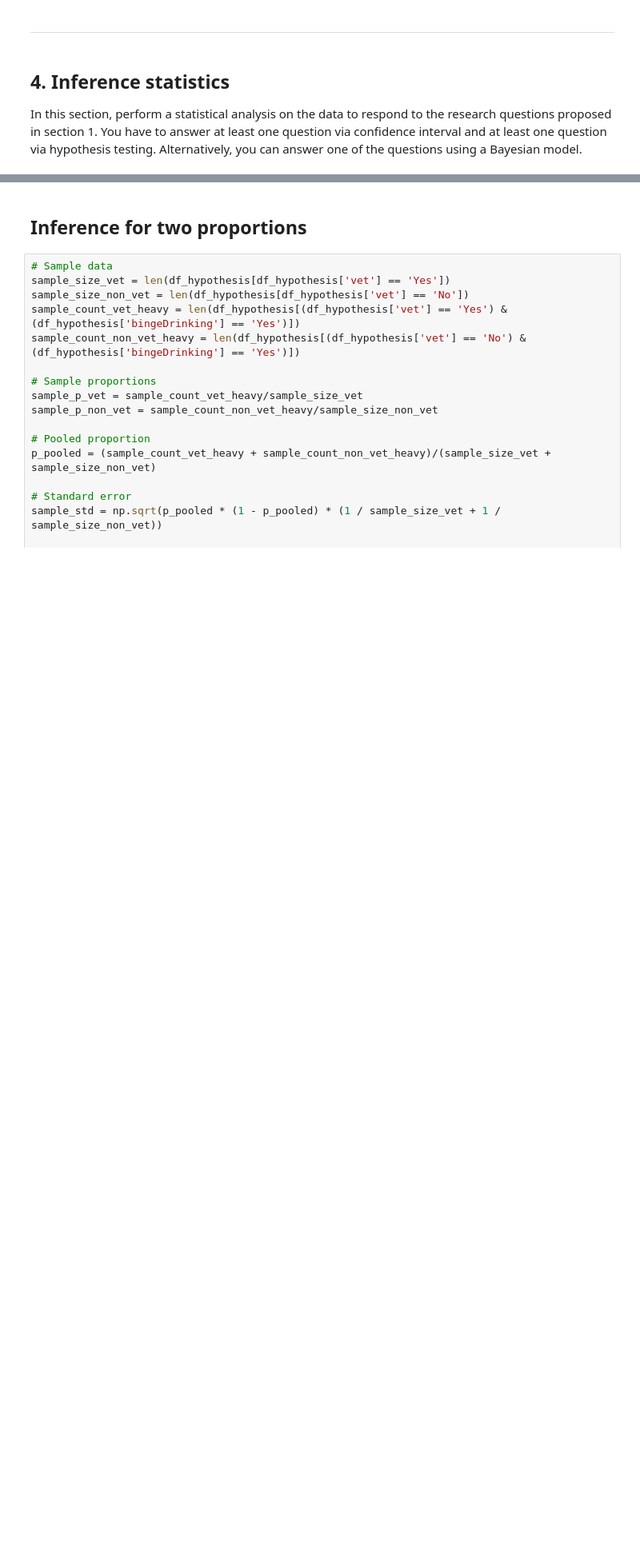
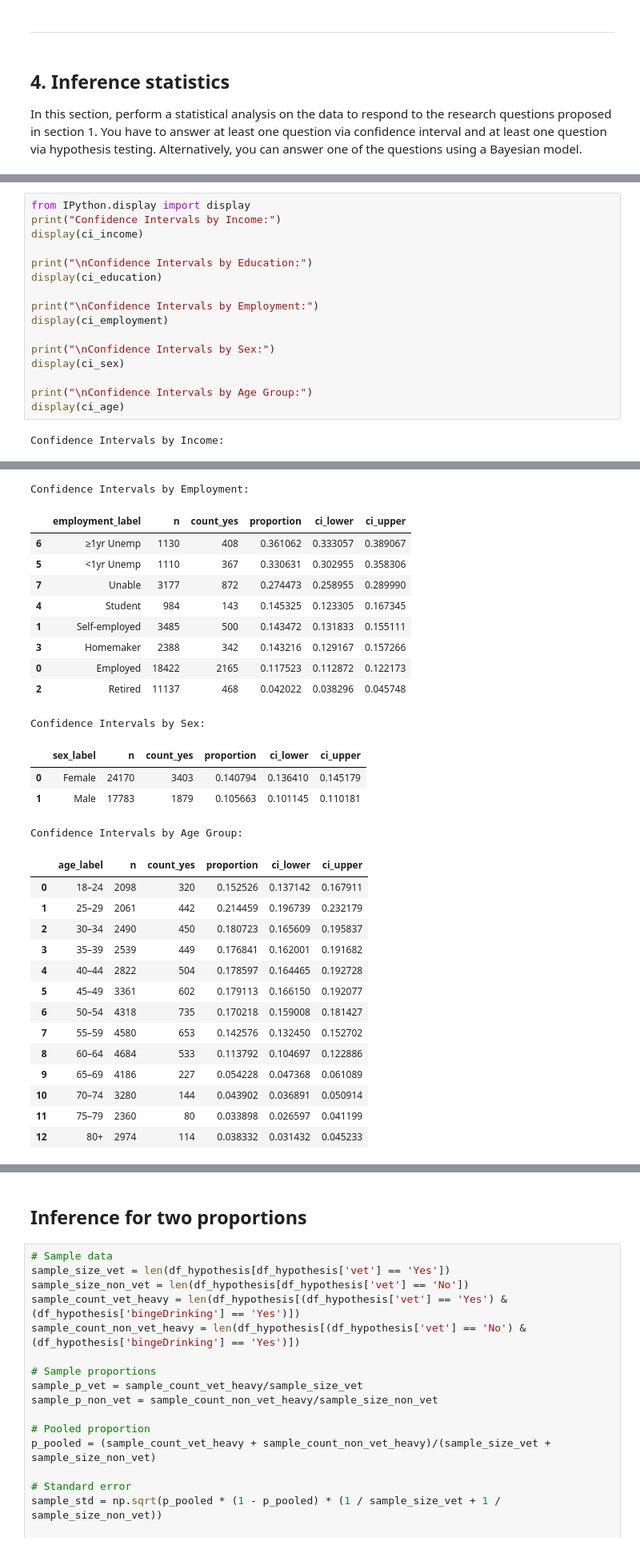
Before and after one commit to SergioCuencaNunez/isc-labs, a Jupyter notebook: project/project.ipynb, the cells around one changed output, grey strips where cells are left out. Shown at 80% size. Cells and saved outputs as stored; diff of their text form; blank space fills up the shorter version.

```diff
--- a/project/project.ipynb
+++ b/project/project.ipynb
@@ -732,0 +783,18 @@ using a Bayesian model.
+# %%
+from IPython.display import display
+print("Confidence Intervals by Income:")
+display(ci_income)
+
+print("\nConfidence Intervals by Education:")
+display(ci_education)
+
+print("\nConfidence Intervals by Employment:")
+display(ci_employment)
+
+print("\nConfidence Intervals by Sex:")
+display(ci_sex)
+
+print("\nConfidence Intervals by Age Group:")
+display(ci_age)
+# %% [output]
+Confidence Intervals by Income:
@@ -732,0 +818,29 @@ using a Bayesian model.
+Confidence Intervals by Employment:
+|  | employment_label | n | count_yes | proportion | ci_lower | ci_upper |
+| 6 | ≥1yr Unemp | 1130 | 408 | 0.361062 | 0.333057 | 0.389067 |
+| 5 | <1yr Unemp | 1110 | 367 | 0.330631 | 0.302955 | 0.358306 |
+| 7 | Unable | 3177 | 872 | 0.274473 | 0.258955 | 0.289990 |
+| 4 | Student | 984 | 143 | 0.145325 | 0.123305 | 0.167345 |
+| 1 | Self-employed | 3485 | 500 | 0.143472 | 0.131833 | 0.155111 |
+| 3 | Homemaker | 2388 | 342 | 0.143216 | 0.129167 | 0.157266 |
+| 0 | Employed | 18422 | 2165 | 0.117523 | 0.112872 | 0.122173 |
+| 2 | Retired | 11137 | 468 | 0.042022 | 0.038296 | 0.045748 |
+Confidence Intervals by Sex:
+|  | sex_label | n | count_yes | proportion | ci_lower | ci_upper |
+| 0 | Female | 24170 | 3403 | 0.140794 | 0.136410 | 0.145179 |
+| 1 | Male | 17783 | 1879 | 0.105663 | 0.101145 | 0.110181 |
+Confidence Intervals by Age Group:
+|  | age_label | n | count_yes | proportion | ci_lower | ci_upper |
+| 0 | 18–24 | 2098 | 320 | 0.152526 | 0.137142 | 0.167911 |
+| 1 | 25–29 | 2061 | 442 | 0.214459 | 0.196739 | 0.232179 |
+| 2 | 30–34 | 2490 | 450 | 0.180723 | 0.165609 | 0.195837 |
+| 3 | 35–39 | 2539 | 449 | 0.176841 | 0.162001 | 0.191682 |
+| 4 | 40–44 | 2822 | 504 | 0.178597 | 0.164465 | 0.192728 |
+| 5 | 45–49 | 3361 | 602 | 0.179113 | 0.166150 | 0.192077 |
+| 6 | 50–54 | 4318 | 735 | 0.170218 | 0.159008 | 0.181427 |
+| 7 | 55–59 | 4580 | 653 | 0.142576 | 0.132450 | 0.152702 |
+| 8 | 60–64 | 4684 | 533 | 0.113792 | 0.104697 | 0.122886 |
+| 9 | 65–69 | 4186 | 227 | 0.054228 | 0.047368 | 0.061089 |
+| 10 | 70–74 | 3280 | 144 | 0.043902 | 0.036891 | 0.050914 |
+| 11 | 75–79 | 2360 | 80 | 0.033898 | 0.026597 | 0.041199 |
+| 12 | 80+ | 2974 | 114 | 0.038332 | 0.031432 | 0.045233 |
```
Also changed, not shown: parts of 8 cells of this notebook.
